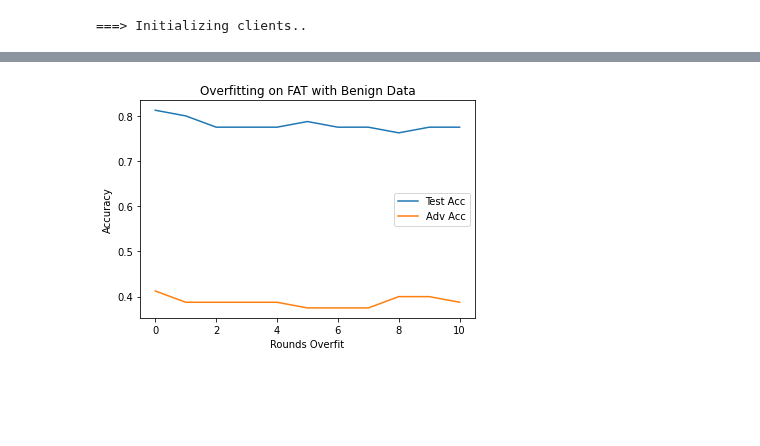
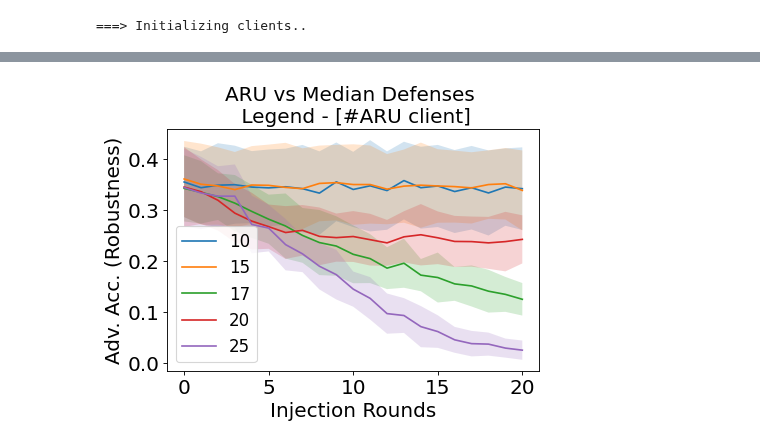
Before and after one commit to tj-kim/fedatk_unl_tj, a Jupyter notebook: notebooks/240123_multiround_UNL_attack_median.ipynb, the cells around one changed output, grey strips where cells are left out. Cells and saved outputs as stored; diff of their text form; code cells hidden in the pictures; blank space fills up the shorter version.

```diff
--- a/notebooks/240123_multiround_UNL_attack_median.ipynb
+++ b/notebooks/240123_multiround_UNL_attack_median.ipynb
@@ -187,7 +187,7 @@ def UNL_mix(aggregator, adv_id, model_inject, keys, weight_scale_2, dump_flag=Fa
     #     aggregator.write_logs()
     return
 # %%
-num_aru =  [30,25,20,15,10,5]
+num_aru =  [17] # [30,25,20,15,10,5]
 weight2_list = np.ones([len(num_aru)])
 num_rounds = 20
 
@@ -295,5 +305,5 @@ import pickle
 
 a = result_list
 
-with open('saved_results/median_sweep/240131_01.pk', 'wb') as handle:
+with open('saved_results/median_sweep/240131_03_17.pk', 'wb') as handle:
     pickle.dump(a, handle, protocol=pickle.HIGHEST_PROTOCOL)
@@ -300,25 +341,36 @@ with open('saved_results/median_sweep/240131_01.pk', 'wb') as handle:
 # %%
 import matplotlib.pyplot as plt
 import numpy as np
 
+font = {'family' : 'normal',
+        'weight' : 'normal',
+        'size'   : 18}
+
+plt.rc('font', **font)
+plt.figure(dpi=80, figsize=(6,4))
 # Generate some sample data
-x = range(len(test_acc_gather))  # 100 points from 0 to 10
-y1 = test_acc_gather               # Sine function for the first line
-y2 = adv_acc_gather             # Cosine function for the second line
+x = range(len(adv_acc_plotter1[0]))  # 100 points from 0 to 10
 
 # Plotting the lines
-plt.plot(x, y1, label='Test Acc')
-plt.plot(x, y2, label='Adv Acc')
+# plt.plot(x, y1, label='Test Acc')
+label_list = plot_settings
+for i in range(len(label_list)):
+    y = np.array(adv_acc_plotter1[i])
+    error = np.array(adv_std_plotter1[i])
+    plt.plot(x, y, label= str(label_list[i]))
+    plt.fill_between(x, y-error, y+error,
+    alpha=0.2)
 
 # Adding labels and title
-plt.xlabel('Rounds Overfit')
-plt.ylabel('Accuracy')
-plt.title('Overfitting on FAT with Benign Data')
+plt.xlabel('Injection Rounds')
+plt.ylabel('Adv. Acc. (Robustness)')
+plt.title('ARU vs Median Defenses \n Legend - [#ARU client]', fontsize = 'medium')
 
 # Adding a legend
-plt.legend()
+plt.legend( loc="best", fontsize='small')
+
 
 # Display the plot
 plt.show()
 # %% [output]
-[figure, old version]
+[figure, new version]
```
Also changed, not shown: parts of 2 cells of this notebook, 5 other files.
